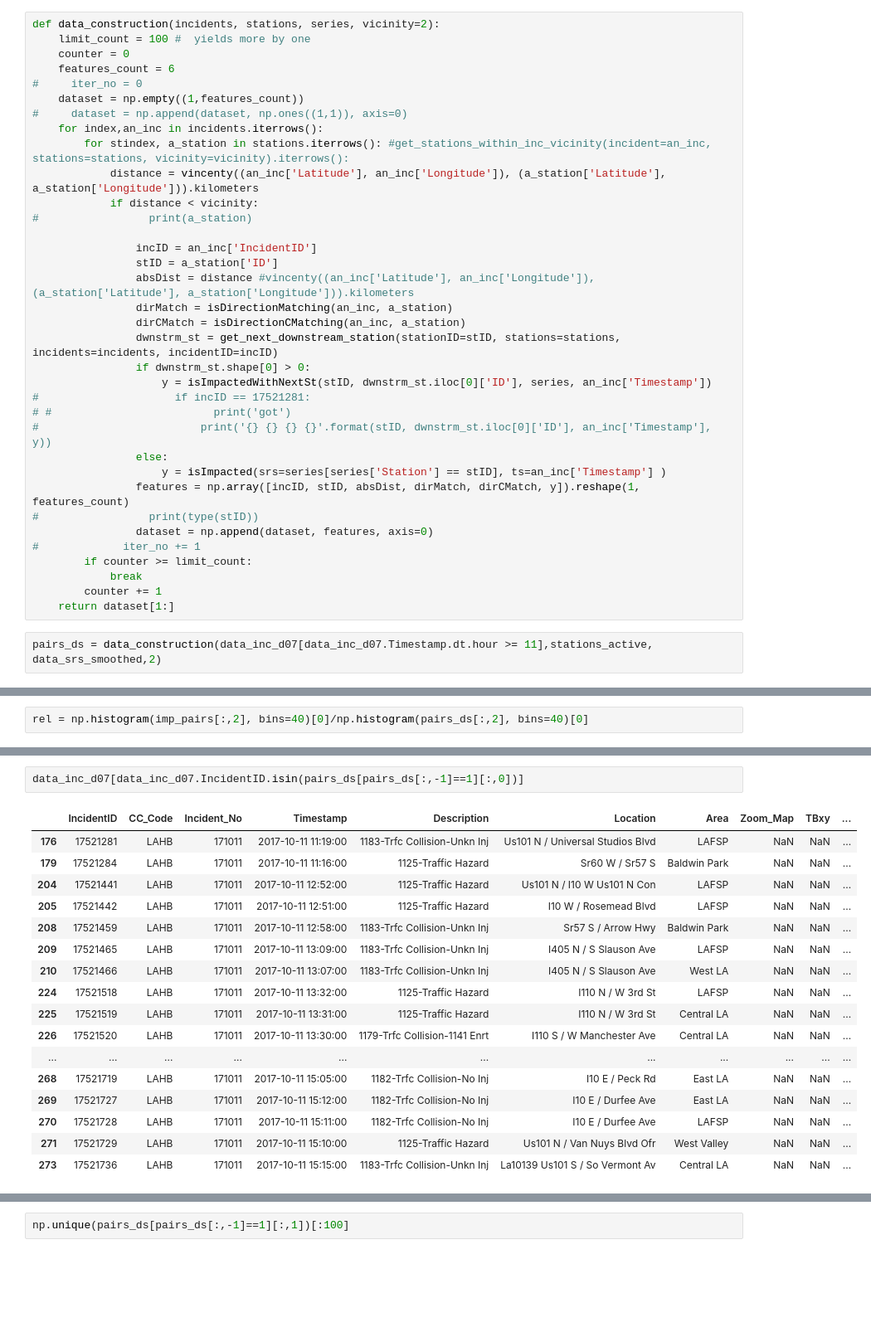
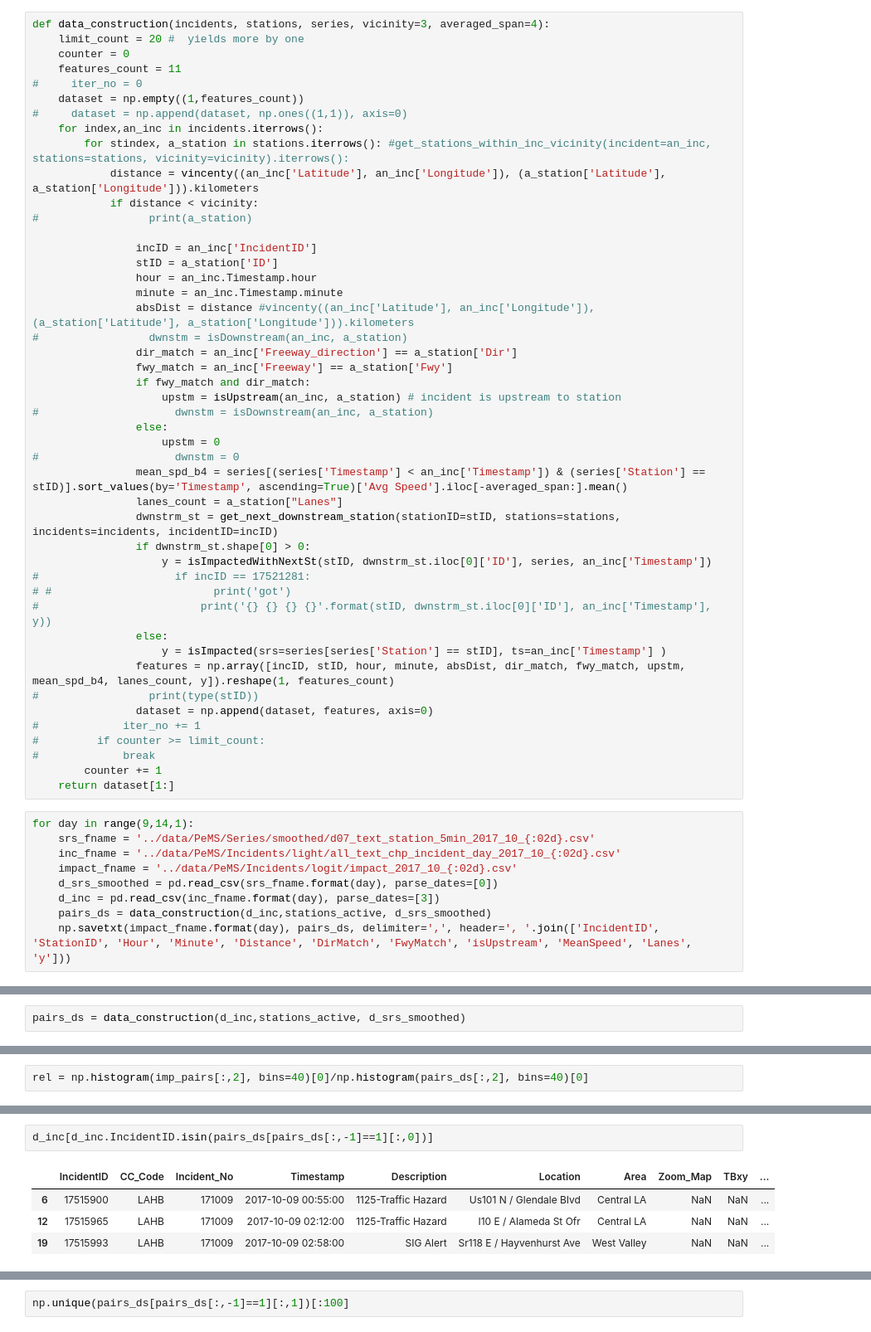
Before and after one commit to frolovconst/TC_w_ML, a Jupyter notebook: incidents_touch/fst_trial.ipynb, the cells around one changed output, grey strips where cells are left out. Shown at 83% size. Saved outputs shown, nothing was run; the diff lists cells and outputs as text; blank space fills up the shorter version.

```diff
--- a/incidents_touch/fst_trial.ipynb
+++ b/incidents_touch/fst_trial.ipynb
@@ -415,8 +382,8 @@ data_inc_d07.drop(labels=['index', 'IncidentID', 'CC_Code', 'Incident_No', 'Time
 # %%
-def data_construction(incidents, stations, series, vicinity=2):
-    limit_count = 100 #  yields more by one
+def data_construction(incidents, stations, series, vicinity=3, averaged_span=4):
+    limit_count = 20 #  yields more by one
     counter = 0
-    features_count = 6
+    features_count = 11
 #     iter_no = 0
     dataset = np.empty((1,features_count))
 #     dataset = np.append(dataset, np.ones((1,1)), axis=0)
@@ -428,9 +395,20 @@ def data_construction(incidents, stations, series, vicinity=2):
 
                 incID = an_inc['IncidentID']
                 stID = a_station['ID']
+                hour = an_inc.Timestamp.hour
+                minute = an_inc.Timestamp.minute
                 absDist = distance #vincenty((an_inc['Latitude'], an_inc['Longitude']), (a_station['Latitude'], a_station['Longitude'])).kilometers
-                dirMatch = isDirectionMatching(an_inc, a_station)
-                dirCMatch = isDirectionCMatching(an_inc, a_station)
+#                 dwnstm = isDownstream(an_inc, a_station)
+                dir_match = an_inc['Freeway_direction'] == a_station['Dir']
+                fwy_match = an_inc['Freeway'] == a_station['Fwy']
+                if fwy_match and dir_match:
+                    upstm = isUpstream(an_inc, a_station) # incident is upstream to station
+#                     dwnstm = isDownstream(an_inc, a_station)
+                else:
+                    upstm = 0
+#                     dwnstm = 0
+                mean_spd_b4 = series[(series['Timestamp'] < an_inc['Timestamp']) & (series['Station'] == stID)].sort_values(by='Timestamp', ascending=True)['Avg Speed'].iloc[-averaged_span:].mean()
+                lanes_count = a_station["Lanes"]
                 dwnstrm_st = get_next_downstream_station(stationID=stID, stations=stations, incidents=incidents, incidentID=incID)
                 if dwnstrm_st.shape[0] > 0:
                     y = isImpactedWithNextSt(stID, dwnstrm_st.iloc[0]['ID'], series, an_inc['Timestamp'])
@@ -439,13 +417,20 @@ def data_construction(incidents, stations, series, vicinity=2):
 #                         print('{} {} {} {}'.format(stID, dwnstrm_st.iloc[0]['ID'], an_inc['Timestamp'], y))
                 else:
                     y = isImpacted(srs=series[series['Station'] == stID], ts=an_inc['Timestamp'] )
-                features = np.array([incID, stID, absDist, dirMatch, dirCMatch, y]).reshape(1, features_count)
+                features = np.array([incID, stID, hour, minute, absDist, dir_match, fwy_match, upstm, mean_spd_b4, lanes_count, y]).reshape(1, features_count)
 #                 print(type(stID))
                 dataset = np.append(dataset, features, axis=0)
 #             iter_no += 1
-        if counter >= limit_count:
-            break
+#         if counter >= limit_count:
+#             break
         counter += 1
     return dataset[1:]
-# %%
-pairs_ds = data_construction(data_inc_d07[data_inc_d07.Timestamp.dt.hour >= 11],stations_active, data_srs_smoothed,2)
+# %%
+for day in range(9,14,1):
+    srs_fname = '../data/PeMS/Series/smoothed/d07_text_station_5min_2017_10_{:02d}.csv'
+    inc_fname = '../data/PeMS/Incidents/light/all_text_chp_incident_day_2017_10_{:02d}.csv'
+    impact_fname = '../data/PeMS/Incidents/logit/impact_2017_10_{:02d}.csv'
+    d_srs_smoothed = pd.read_csv(srs_fname.format(day), parse_dates=[0])
+    d_inc = pd.read_csv(inc_fname.format(day), parse_dates=[3])
+    pairs_ds = data_construction(d_inc,stations_active, d_srs_smoothed)
+    np.savetxt(impact_fname.format(day), pairs_ds, delimiter=',', header=', '.join(['IncidentID', 'StationID', 'Hour', 'Minute', 'Distance', 'DirMatch', 'FwyMatch', 'isUpstream', 'MeanSpeed', 'Lanes', 'y']))
@@ -451,0 +441,2 @@ pairs_ds = data_construction(data_inc_d07[data_inc_d07.Timestamp.dt.hour >= 11],
+# %%
+pairs_ds = data_construction(d_inc,stations_active, d_srs_smoothed)
@@ -492,21 +467,8 @@ ValueError: Buffer dtype mismatch, expected 'Python object' but got 'long'
 # %%
-data_inc_d07[data_inc_d07.IncidentID.isin(pairs_ds[pairs_ds[:,-1]==1][:,0])]
+d_inc[d_inc.IncidentID.isin(pairs_ds[pairs_ds[:,-1]==1][:,0])]
 # %% [output]
 |  | IncidentID | CC_Code | Incident_No | Timestamp | Description | Location | Area | Zoom_Map | TBxy | ... |
-| 176 | 17521281 | LAHB | 171011 | 2017-10-11 11:19:00 | 1183-Trfc Collision-Unkn Inj | Us101 N / Universal Studios Blvd | LAFSP | NaN | NaN | ... |
-| 179 | 17521284 | LAHB | 171011 | 2017-10-11 11:16:00 | 1125-Traffic Hazard | Sr60 W / Sr57 S | Baldwin Park | NaN | NaN | ... |
-| 204 | 17521441 | LAHB | 171011 | 2017-10-11 12:52:00 | 1125-Traffic Hazard | Us101 N / I10 W Us101 N Con | LAFSP | NaN | NaN | ... |
-| 205 | 17521442 | LAHB | 171011 | 2017-10-11 12:51:00 | 1125-Traffic Hazard | I10 W / Rosemead Blvd | LAFSP | NaN | NaN | ... |
-| 208 | 17521459 | LAHB | 171011 | 2017-10-11 12:58:00 | 1183-Trfc Collision-Unkn Inj | Sr57 S / Arrow Hwy | Baldwin Park | NaN | NaN | ... |
-| 209 | 17521465 | LAHB | 171011 | 2017-10-11 13:09:00 | 1183-Trfc Collision-Unkn Inj | I405 N / S Slauson Ave | LAFSP | NaN | NaN | ... |
-| 210 | 17521466 | LAHB | 171011 | 2017-10-11 13:07:00 | 1183-Trfc Collision-Unkn Inj | I405 N / S Slauson Ave | West LA | NaN | NaN | ... |
-| 224 | 17521518 | LAHB | 171011 | 2017-10-11 13:32:00 | 1125-Traffic Hazard | I110 N / W 3rd St | LAFSP | NaN | NaN | ... |
-| 225 | 17521519 | LAHB | 171011 | 2017-10-11 13:31:00 | 1125-Traffic Hazard | I110 N / W 3rd St | Central LA | NaN | NaN | ... |
-| 226 | 17521520 | LAHB | 171011 | 2017-10-11 13:30:00 | 1179-Trfc Collision-1141 Enrt | I110 S / W Manchester Ave | Central LA | NaN | NaN | ... |
-| ... | ... | ... | ... | ... | ... | ... | ... | ... | ... | ... |
-| 268 | 17521719 | LAHB | 171011 | 2017-10-11 15:05:00 | 1182-Trfc Collision-No Inj | I10 E / Peck Rd | East LA | NaN | NaN | ... |
-| 269 | 17521727 | LAHB | 171011 | 2017-10-11 15:12:00 | 1182-Trfc Collision-No Inj | I10 E / Durfee Ave | East LA | NaN | NaN | ... |
-| 270 | 17521728 | LAHB | 171011 | 2017-10-11 15:11:00 | 1182-Trfc Collision-No Inj | I10 E / Durfee Ave | LAFSP | NaN | NaN | ... |
-| 271 | 17521729 | LAHB | 171011 | 2017-10-11 15:10:00 | 1125-Traffic Hazard | Us101 N / Van Nuys Blvd Ofr | West Valley | NaN | NaN | ... |
-| 273 | 17521736 | LAHB | 171011 | 2017-10-11 15:15:00 | 1183-Trfc Collision-Unkn Inj | La10139 Us101 S / So Vermont Av | Central LA | NaN | NaN | ... |
+| 6 | 17515900 | LAHB | 171009 | 2017-10-09 00:55:00 | 1125-Traffic Hazard | Us101 N / Glendale Blvd | Central LA | NaN | NaN | ... |
+| 12 | 17515965 | LAHB | 171009 | 2017-10-09 02:12:00 | 1125-Traffic Hazard | I10 E / Alameda St Ofr | Central LA | NaN | NaN | ... |
+| 19 | 17515993 | LAHB | 171009 | 2017-10-09 02:58:00 | SIG Alert | Sr118 E / Hayvenhurst Ave | West Valley | NaN | NaN | ... |
 # %%
```
Also changed, not shown: parts of 40 cells of this notebook, 4 other files.
